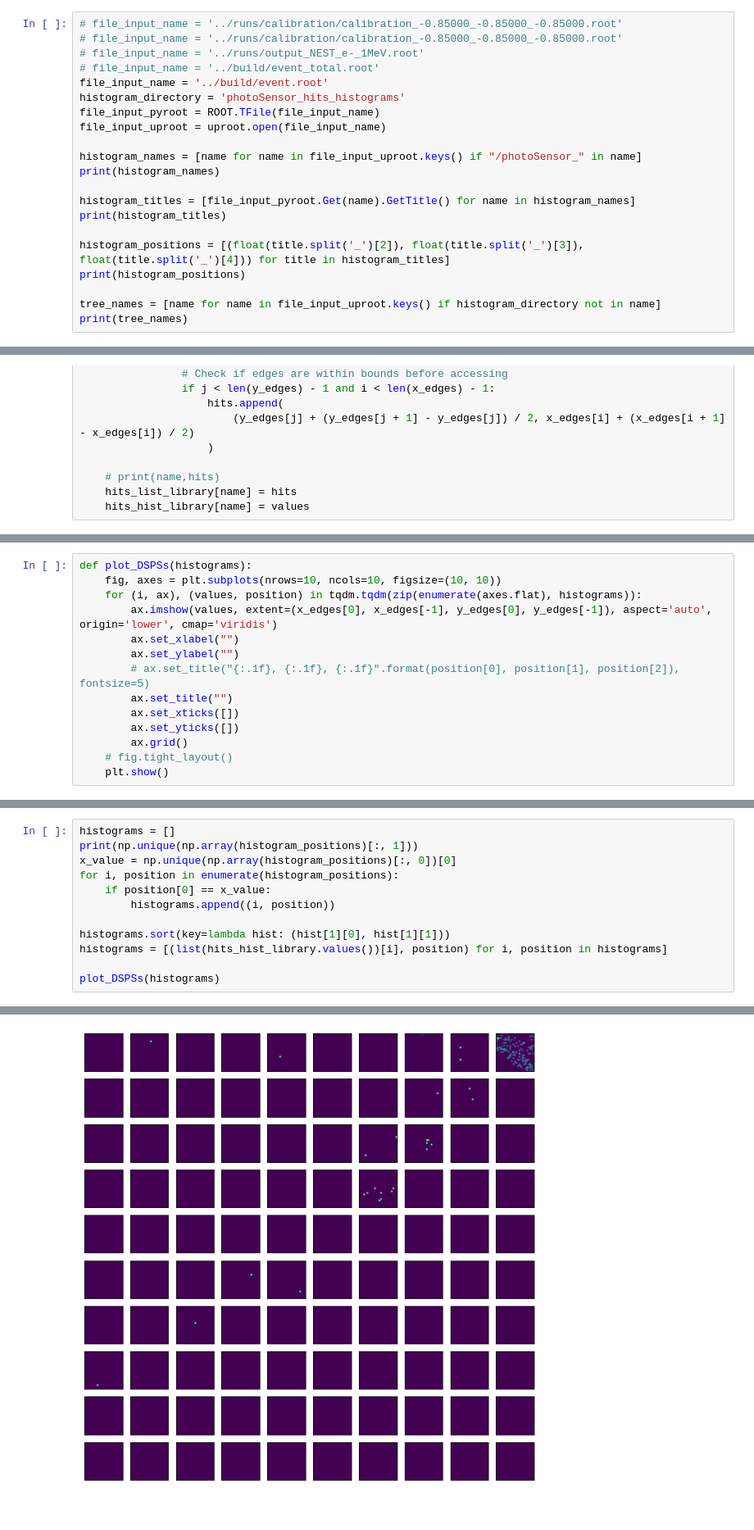
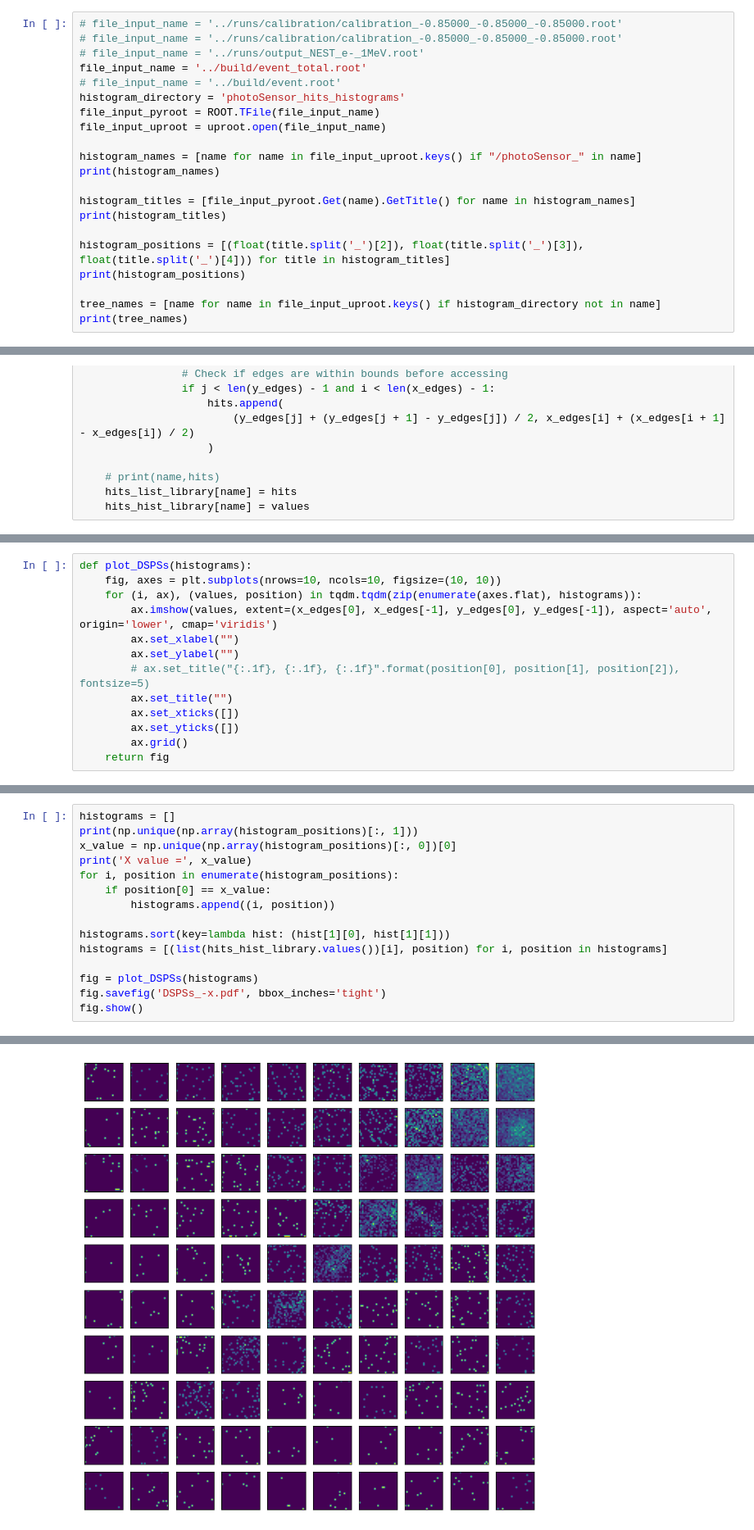
Before and after one commit to Noah-Everett/DSPS-Detector, a Jupyter notebook: analysis/preliminary.ipynb, the cells around one changed output, grey strips where cells are left out. Shown at 82% size. Cells and saved outputs as stored; diff of their text form.

```diff
--- a/analysis/preliminary.ipynb
+++ b/analysis/preliminary.ipynb
@@ -32,8 +32,8 @@ mpl.rcParams.update(params)
 # file_input_name = '../runs/calibration/calibration_-0.85000_-0.85000_-0.85000.root'
 # file_input_name = '../runs/calibration/calibration_-0.85000_-0.85000_-0.85000.root'
 # file_input_name = '../runs/output_NEST_e-_1MeV.root'
-# file_input_name = '../build/event_total.root'
-file_input_name = '../build/event.root'
+file_input_name = '../build/event_total.root'
+# file_input_name = '../build/event.root'
 histogram_directory = 'photoSensor_hits_histograms'
 file_input_pyroot = ROOT.TFile(file_input_name)
 file_input_uproot = uproot.open(file_input_name)
@@ -133,8 +133,7 @@ def plot_DSPSs(histograms):
         ax.set_xticks([])
         ax.set_yticks([])
         ax.grid()
-    # fig.tight_layout()
-    plt.show()
+    return fig
 # %%
 histograms = []
 print(np.unique(np.array(histogram_positions)[:, 2]))
@@ -203,6 +218,7 @@ plot_DSPSs(histograms)
 histograms = []
 print(np.unique(np.array(histogram_positions)[:, 1]))
 x_value = np.unique(np.array(histogram_positions)[:, 0])[0]
+print('X value =', x_value)
 for i, position in enumerate(histogram_positions):
     if position[0] == x_value:
         histograms.append((i, position))
@@ -210,7 +226,9 @@ for i, position in enumerate(histogram_positions):
 histograms.sort(key=lambda hist: (hist[1][0], hist[1][1]))
 histograms = [(list(hits_hist_library.values())[i], position) for i, position in histograms]
 
-plot_DSPSs(histograms)
+fig = plot_DSPSs(histograms)
+fig.savefig('DSPSs_-x.pdf', bbox_inches='tight')
+fig.show()
 # %% [output]
 [-1114.70422  -990.       -770.       -550.       -330.       -110.
    110.        330.        550.        770.        990.       1114.70422]
@@ -217,4 +236,4 @@ plot_DSPSs(histograms)
-[figure, old version]
+[figure, new version]
 # %%
 histograms = []
 print(np.unique(np.array(histogram_positions)[:, 1]))
```
Also changed, not shown: parts of 14 cells of this notebook, 28 other files.
